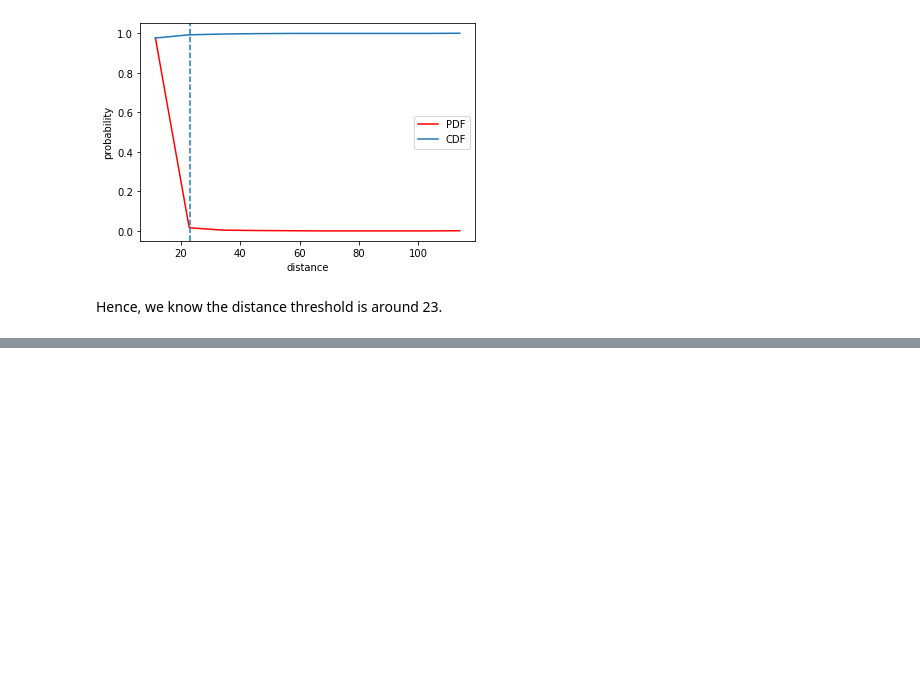
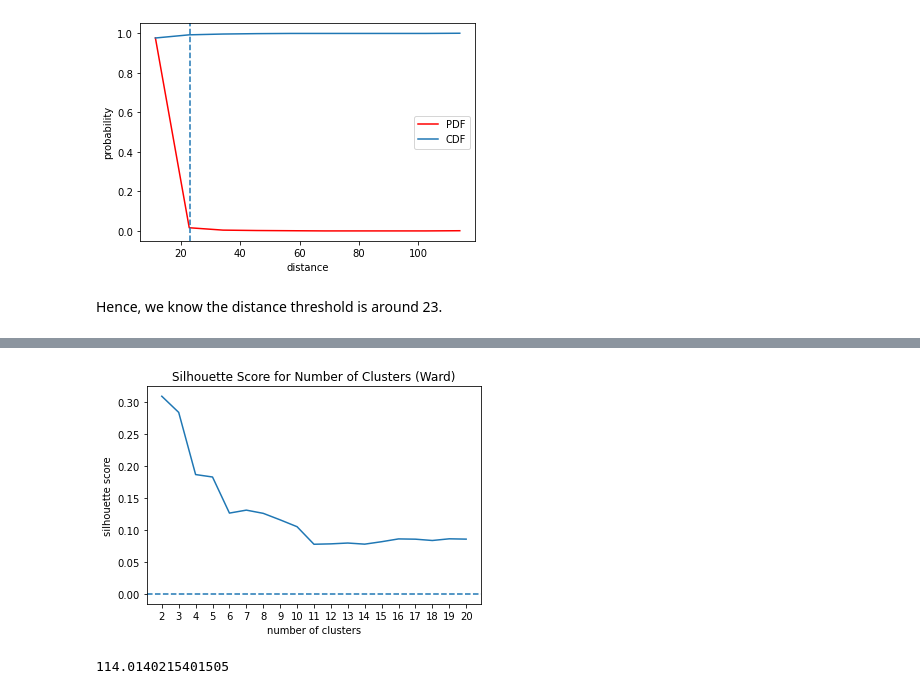
Before and after one commit to simonou99/music_genre_classification, a Jupyter notebook: agg.ipynb, the cells around one changed output, grey strips where cells are left out. Cells and saved outputs as stored; diff of their text form; code cells hidden in the pictures; blank space fills up the shorter version.

Commit message:
update agglomerative model (please restart & run in case of bug)

```diff
--- a/agg.ipynb
+++ b/agg.ipynb
@@ -290,0 +295,23 @@ plt.show()
+# %%
+n_clusters = []
+sil_scores = []
+for nc in range(2,21):
+    m = sklearn.cluster.AgglomerativeClustering(n_clusters=nc, linkage='ward').fit(X)
+    s = sklearn.metrics.silhouette_score(X, m.labels_, random_state=123)
+    n_clusters.append(nc)
+    sil_scores.append(s)
+# %%
+plt.plot(n_clusters, sil_scores)
+plt.xlabel('number of clusters')
+plt.ylabel('silhouette score')
+plt.xticks(n_clusters)
+plt.axhline(y=0, linestyle='dashed')
+plt.title('Silhouette Score for Number of Clusters (Ward)')
+plt.show()
+# %% [output]
+[figure, added]
+# %%
+_30_original_comp = sklearn.cluster.AgglomerativeClustering(n_clusters=None, linkage='ward', distance_threshold=0, compute_distances=True).fit(X)
+np.max(_30_original_comp.distances_)
+# %% [output]
+114.0140215401505
```
Also changed, not shown: parts of 66 cells of this notebook.
